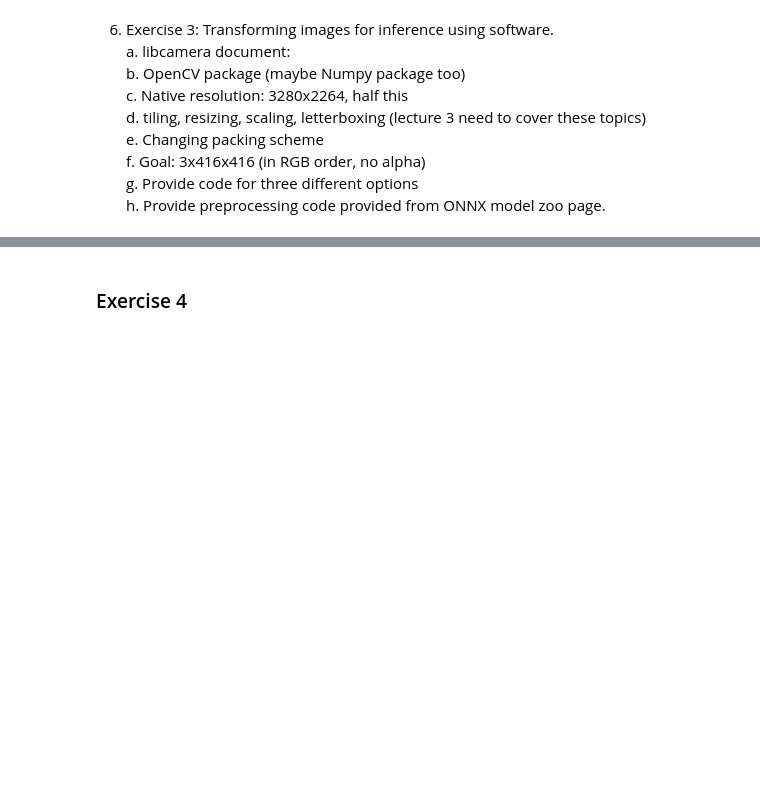
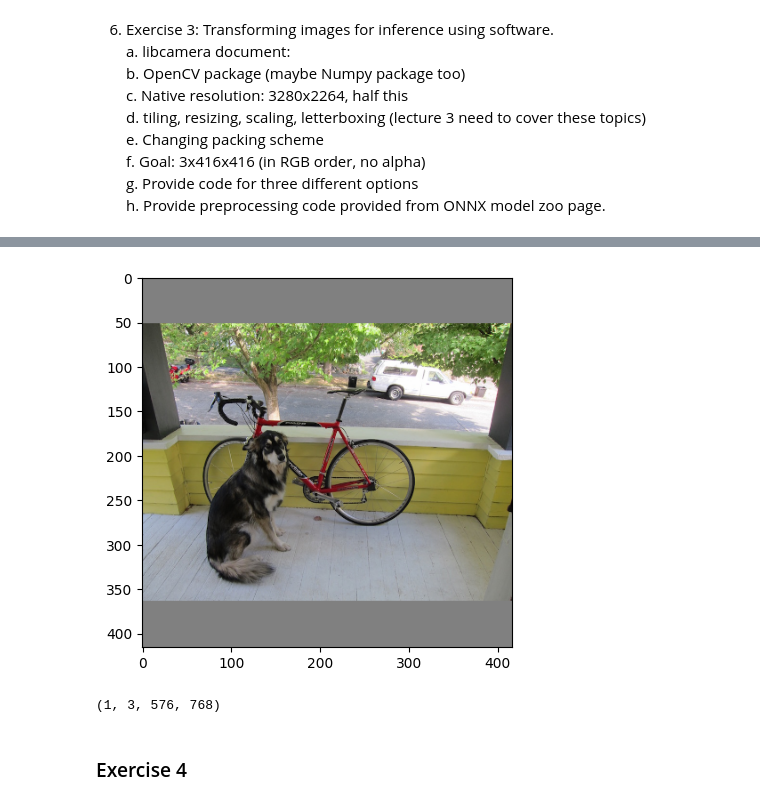
Before and after one commit to sei-cfrank/CVIntro, a Jupyter notebook: exercises/Exercise4.ipynb, the cells around one changed output, grey strips where cells are left out. Drawn from its saved outputs; the diff is of its cells as text; code cells hidden in the pictures; blank space fills up the shorter version.

```diff
--- a/exercises/Exercise4.ipynb
+++ b/exercises/Exercise4.ipynb
@@ -80,7 +111,8 @@ def letterbox(src, dest_shape):
     # cons dest array (filled with gray), get dest dims
     # NOTE: each 32-bit [B, G, R, A] pixel value is [128, 128, 128, 255]
     dest = np.full(dest_shape, np.uint8(128))
-    dest[:, :, 3] = np.uint8(255)
+    if dest_shape[2] > 3:
+        dest[:, :, 3] = np.uint8(255)
     dest_width = dest.shape[1]
     dest_height = dest.shape[0]
 
@@ -109,4 +141,11 @@ def letterbox(src, dest_shape):
 
     # letterboxing complete, return dest
     return dest
+# %%
+# letterbox the image to resize for NN input (size: (height, width, chan))
+letterbox_img = letterbox(arr2, (416, 416, 3))
+plt.imshow(letterbox_img)
+plt.show()
+# %% [output]
+[figure, added]
 # %%
@@ -119,6 +170,11 @@ def pack_buffer(src):
     dest = np.transpose(dest, [2, 0, 1])        # make channel first dim
     dest = np.expand_dims(dest, 0)              # ins batch dim before chan dim
     return dest
+# %%
+buffered_img = pack_buffer(arr2)
+buffered_img.shape
+# %% [output]
+(1, 3, 576, 768)
 # %%
 # create a config with desired attributes: format, size, framerate
 # NOTE: camera resolution 4608x2464, downsamples at 2304x1296 (56.03 fps)
```
Also changed, not shown: parts of 7 cells of this notebook.
